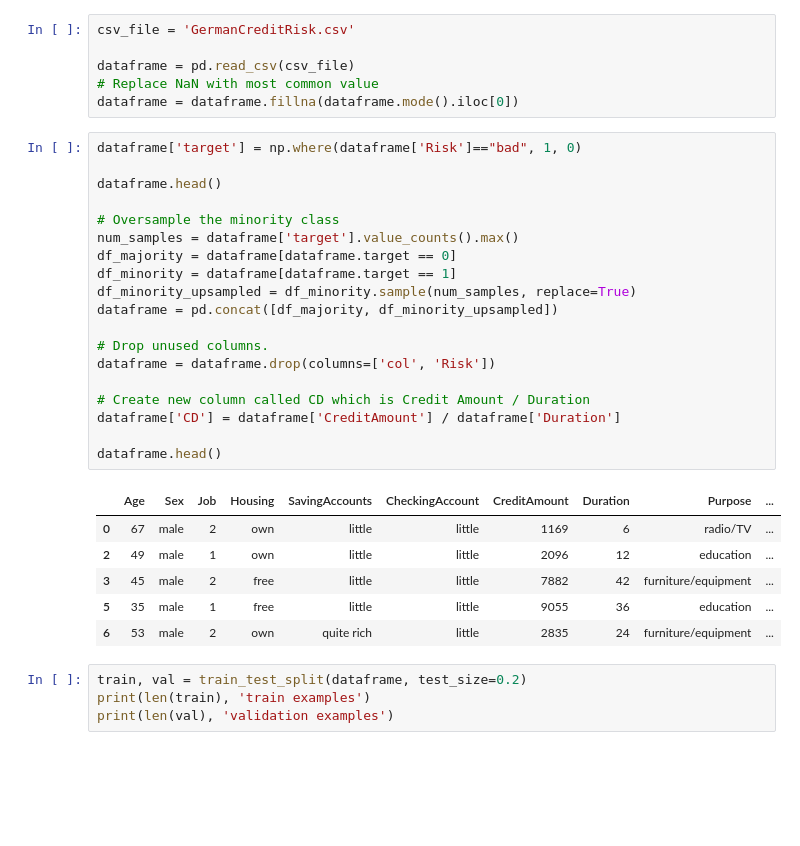
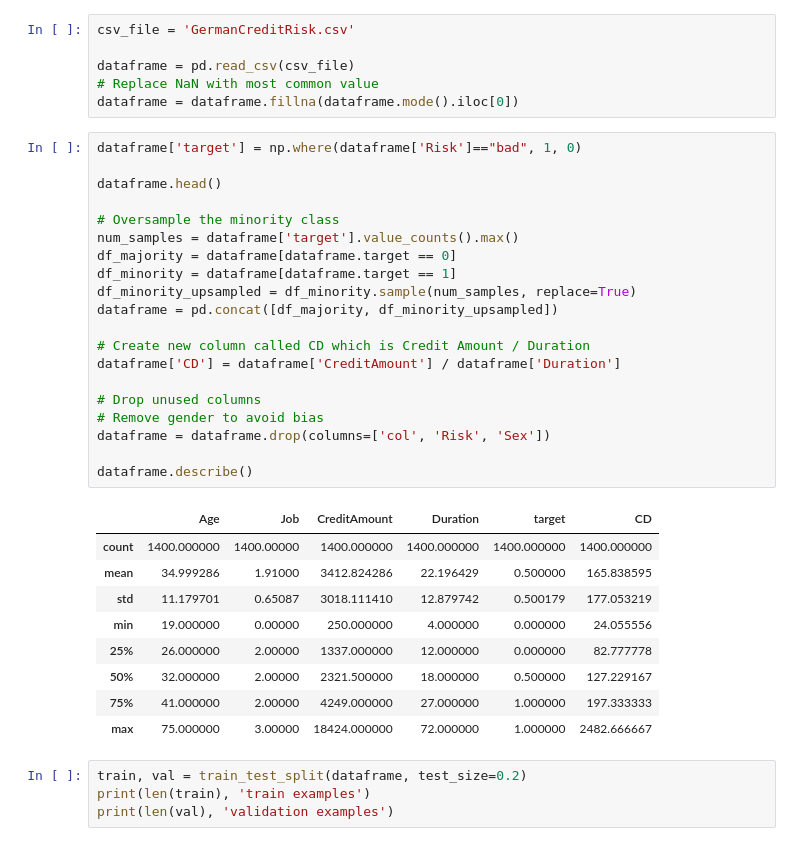
Before and after one commit to ConfuseIous/Credit-Risk-Classifier, a Jupyter notebook: CreditRiskClassifier.ipynb, the cells around one changed output. Saved outputs shown, nothing was run; the diff lists cells and outputs as text; blank space fills up the shorter version.

```diff
--- a/CreditRiskClassifier.ipynb
+++ b/CreditRiskClassifier.ipynb
@@ -18,29 +18,33 @@ dataframe = dataframe.fillna(dataframe.mode().iloc[0])
 # %%
 dataframe['target'] = np.where(dataframe['Risk']=="bad", 1, 0)
 
 dataframe.head()
 
 # Oversample the minority class
 num_samples = dataframe['target'].value_counts().max()
 df_majority = dataframe[dataframe.target == 0]
 df_minority = dataframe[dataframe.target == 1]
 df_minority_upsampled = df_minority.sample(num_samples, replace=True)
 dataframe = pd.concat([df_majority, df_minority_upsampled])
 
-# Drop unused columns.
-dataframe = dataframe.drop(columns=['col', 'Risk'])
-
 # Create new column called CD which is Credit Amount / Duration
 dataframe['CD'] = dataframe['CreditAmount'] / dataframe['Duration']
 
-dataframe.head()
+# Drop unused columns
+# Remove gender to avoid bias
+dataframe = dataframe.drop(columns=['col', 'Risk', 'Sex'])
+
+dataframe.describe()
 # %% [output]
-|  | Age | Sex | Job | Housing | SavingAccounts | CheckingAccount | CreditAmount | Duration | Purpose | ... |
-| 0 | 67 | male | 2 | own | little | little | 1169 | 6 | radio/TV | ... |
-| 2 | 49 | male | 1 | own | little | little | 2096 | 12 | education | ... |
-| 3 | 45 | male | 2 | free | little | little | 7882 | 42 | furniture/equipment | ... |
-| 5 | 35 | male | 1 | free | little | little | 9055 | 36 | education | ... |
-| 6 | 53 | male | 2 | own | quite rich | little | 2835 | 24 | furniture/equipment | ... |
+|  | Age | Job | CreditAmount | Duration | target | CD |
+| count | 1400.000000 | 1400.00000 | 1400.000000 | 1400.000000 | 1400.000000 | 1400.000000 |
+| mean | 34.999286 | 1.91000 | 3412.824286 | 22.196429 | 0.500000 | 165.838595 |
+| std | 11.179701 | 0.65087 | 3018.111410 | 12.879742 | 0.500179 | 177.053219 |
+| min | 19.000000 | 0.00000 | 250.000000 | 4.000000 | 0.000000 | 24.055556 |
+| 25% | 26.000000 | 2.00000 | 1337.000000 | 12.000000 | 0.000000 | 82.777778 |
+| 50% | 32.000000 | 2.00000 | 2321.500000 | 18.000000 | 0.500000 | 127.229167 |
+| 75% | 41.000000 | 2.00000 | 4249.000000 | 27.000000 | 1.000000 | 197.333333 |
+| max | 75.000000 | 3.00000 | 18424.000000 | 72.000000 | 1.000000 | 2482.666667 |
 # %%
 train, val = train_test_split(dataframe, test_size=0.2)
 print(len(train), 'train examples')
```
Also changed, not shown: parts of 5 cells of this notebook, 2 other files.
